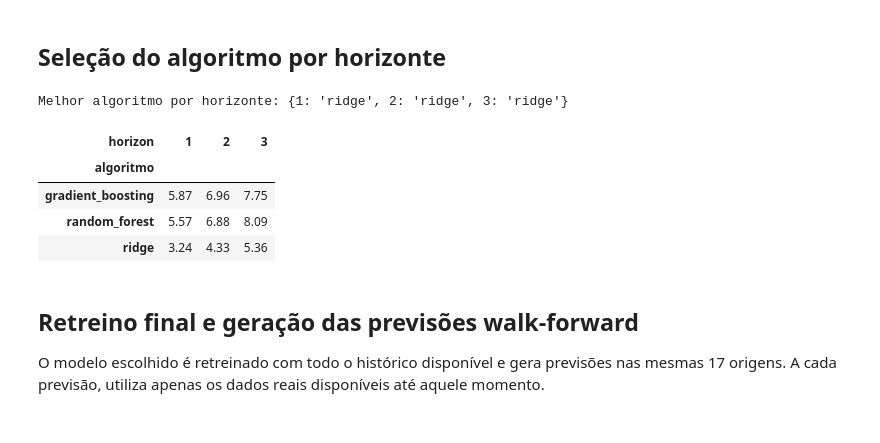
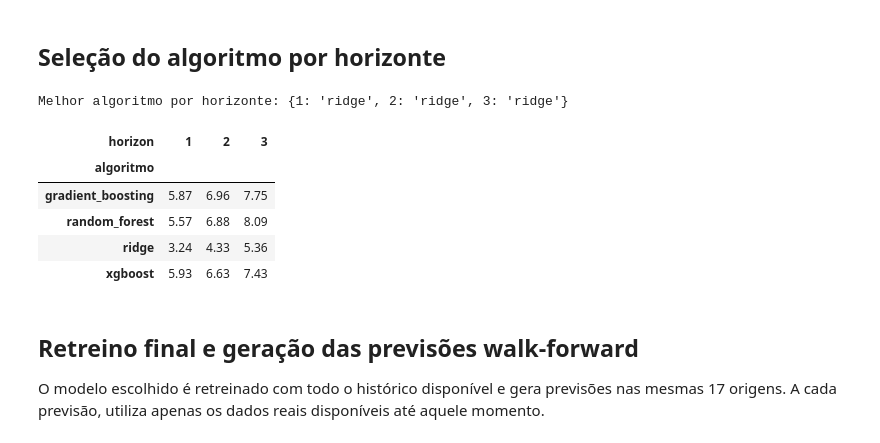
Before and after one commit to maricmello/squad-data-science, a Jupyter notebook: Case 4/notebooks/03_modelos_machine_learning.ipynb, the cells around one changed output. Drawn from its saved outputs; the diff is of its cells as text; code cells hidden in the pictures.

```diff
--- a/Case 4/notebooks/03_modelos_machine_learning.ipynb
+++ b/Case 4/notebooks/03_modelos_machine_learning.ipynb
@@ -123,35 +124,37 @@ candidates = {
     "ridge": Ridge(alpha=5.0),
     "random_forest": RandomForestRegressor(n_estimators=400, max_depth=6, min_samples_leaf=3, random_state=RANDOM_STATE),
     "gradient_boosting": GradientBoostingRegressor(n_estimators=300, max_depth=3, learning_rate=0.03, random_state=RANDOM_STATE),
+    "xgboost": XGBRegressor(n_estimators=300, max_depth=3, learning_rate=0.03, subsample=0.8, colsample_bytree=0.8, random_state=RANDOM_STATE),
 }
 
 inner_train = feat_train_clean.iloc[:-N_VAL]
 inner_val = feat_train_clean.iloc[-N_VAL:]
 
 best_algo_per_h = {}
 val_scores = []
 
 for h in ut.HORIZONS:
     ycol = f"target_h{h}"
     scores_h = {}
     for name, model in candidates.items():
         model.fit(inner_train[FEATURE_COLS], inner_train[ycol])
         pred = model.predict(inner_val[FEATURE_COLS])
         m = ut.regression_metrics(inner_val[ycol], pred)
         scores_h[name] = m
         val_scores.append({"horizon": h, "algoritmo": name, **m})
     best_algo_per_h[h] = min(scores_h, key=lambda k: scores_h[k]["MAPE"])
 
 val_scores_df = pd.DataFrame(val_scores)
 print("Melhor algoritmo por horizonte:", best_algo_per_h)
 val_scores_df.pivot(index="algoritmo", columns="horizon", values="MAPE").round(2)
 # %% [output]
 Melhor algoritmo por horizonte: {1: 'ridge', 2: 'ridge', 3: 'ridge'}
 | horizon | 1 | 2 | 3 |
 | algoritmo |  |  |  |
 | gradient_boosting | 5.87 | 6.96 | 7.75 |
 | random_forest | 5.57 | 6.88 | 8.09 |
 | ridge | 3.24 | 4.33 | 5.36 |
+| xgboost | 5.93 | 6.63 | 7.43 |
 # %% [markdown]
 ## Retreino final e geração das previsões walk-forward
 
```
Also changed, not shown: parts of 4 cells of this notebook, 15 other files.
